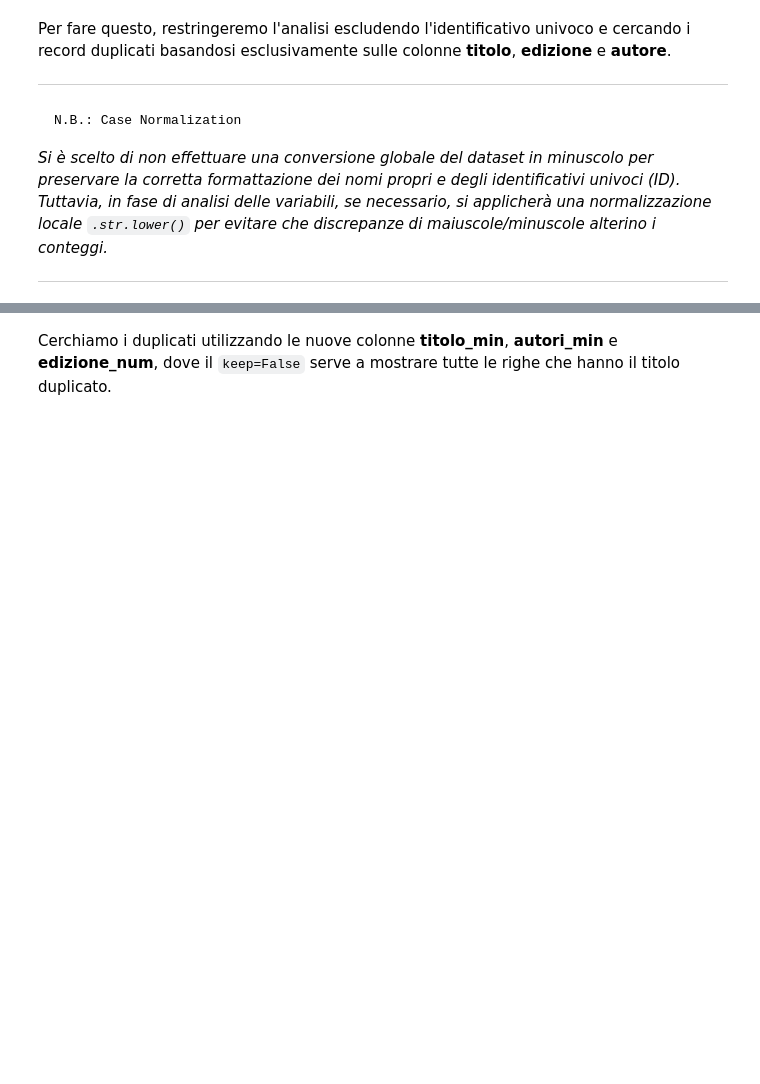
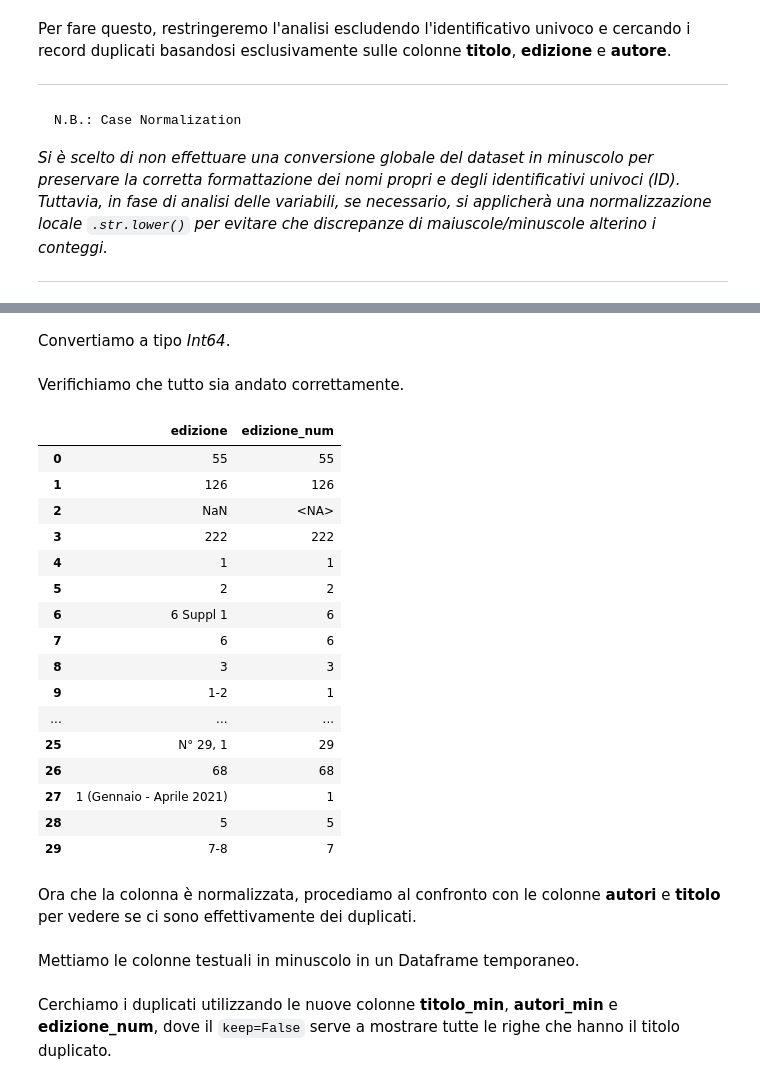
Before and after one commit to aba-ma/Between-the-lines, a Jupyter notebook: Esame.ipynb, the cells around one changed output, grey strips where cells are left out. Cells and saved outputs as stored; diff of their text form; code cells hidden in the pictures; blank space fills up the shorter version.

```diff
--- a/Esame.ipynb
+++ b/Esame.ipynb
@@ -256,0 +255,2 @@ Convertiamo la colonna **edizione** in *Int64*.
+# %%
+df_lavoro = df.copy()
@@ -257 +286,35 @@ Convertiamo la colonna **edizione** in *Int64*.
+# %%
+estrazione = df_lavoro['edizione'].astype(str).str.extract(r'(\d+)', expand=False)
+# %% [markdown]
+Convertiamo a tipo *Int64*.
+# %%
+df_lavoro['edizione_num'] = pd.to_numeric(estrazione, errors='coerce').astype('Int64')
+# %% [markdown]
+Verifichiamo che tutto sia andato correttamente.
+# %%
+confronto = df_lavoro[['edizione', 'edizione_num']].drop_duplicates().reset_index(drop=True)
+
+display(confronto.head(30))
+# %% [output]
+|  | edizione | edizione_num |
+| 0 | 55 | 55 |
+| 1 | 126 | 126 |
+| 2 | NaN | <NA> |
+| 3 | 222 | 222 |
+| 4 | 1 | 1 |
+| 5 | 2 | 2 |
+| 6 | 6 Suppl 1 | 6 |
+| 7 | 6 | 6 |
+| 8 | 3 | 3 |
+| 9 | 1-2 | 1 |
+| ... | ... | ... |
+| 25 | N° 29, 1 | 29 |
+| 26 | 68 | 68 |
+| 27 | 1 (Gennaio - Aprile 2021) | 1 |
+| 28 | 5 | 5 |
+| 29 | 7-8 | 7 |
+# %% [markdown]
+Ora che la colonna è normalizzata, procediamo al confronto con le colonne **autori** e **titolo** per vedere se ci sono effettivamente dei duplicati.
+# %% [markdown]
+Mettiamo le colonne testuali in minuscolo in un Dataframe temporaneo.
 # %%
```
Also changed, not shown: parts of 60 cells of this notebook.
